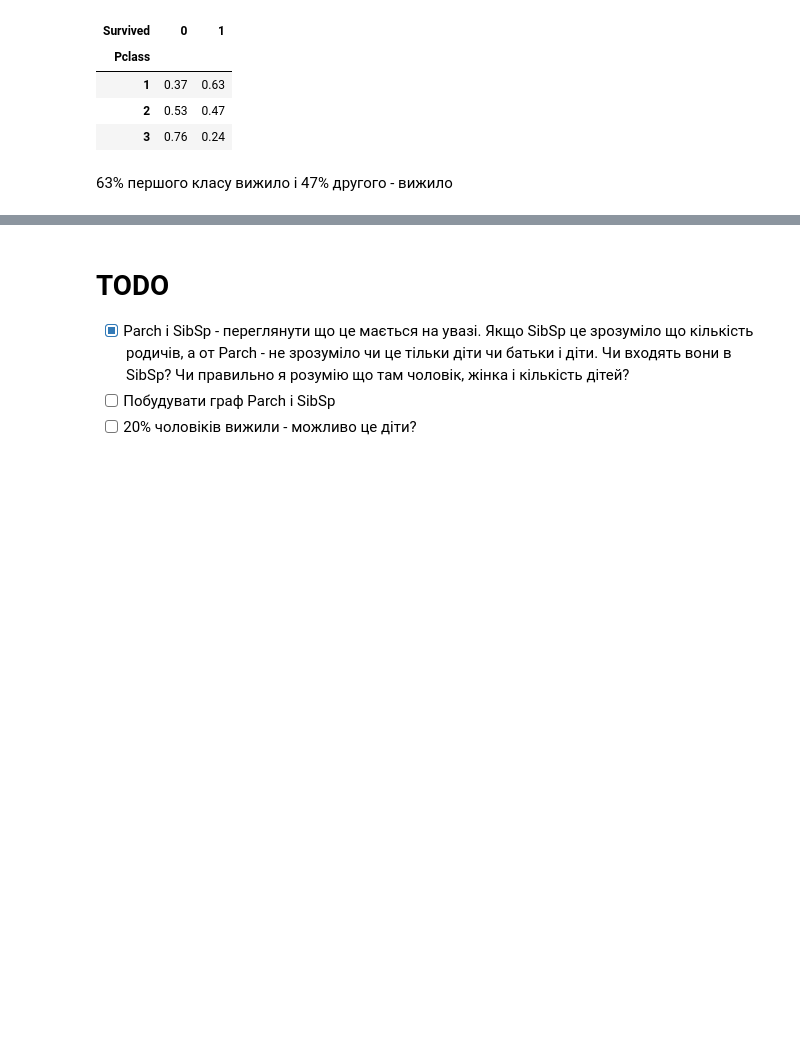
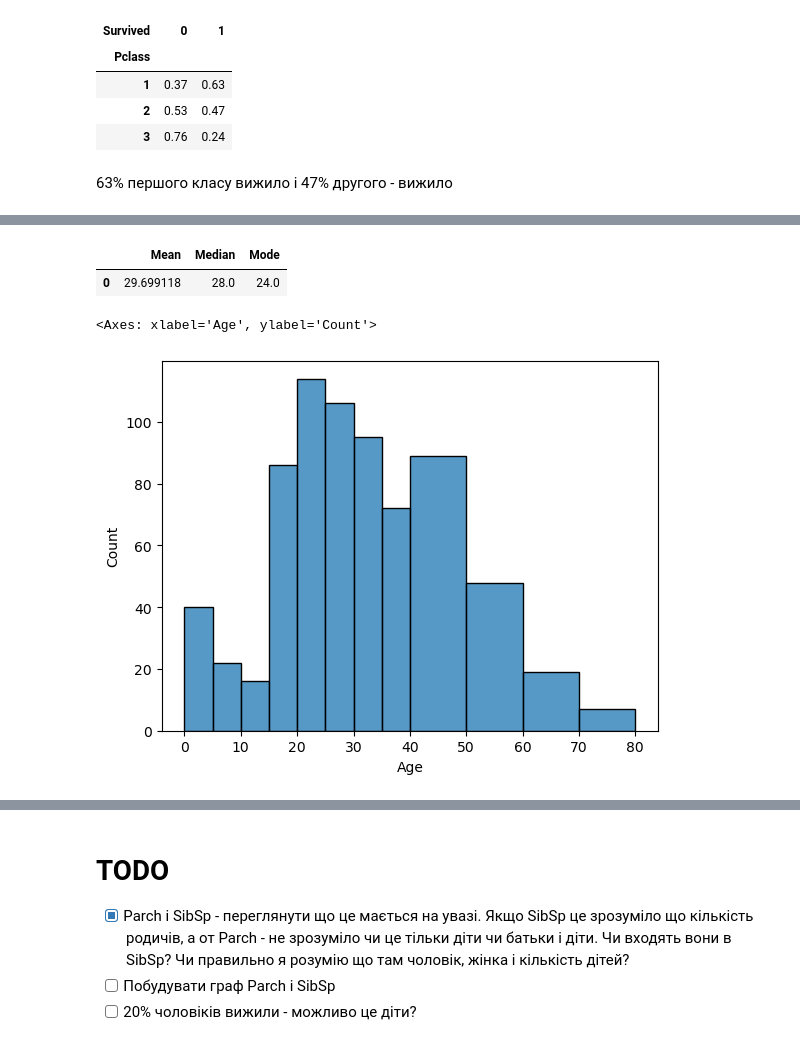
Before and after one commit to Hexxie/ML-Models-Learning, a Jupyter notebook: eda/Titanic.ipynb, the cells around one changed output, grey strips where cells are left out. Saved outputs shown, nothing was run; the diff lists cells and outputs as text; code cells hidden in the pictures; blank space fills up the shorter version.

Commit message:
Playing with mean, median and histograms

```diff
--- a/eda/Titanic.ipynb
+++ b/eda/Titanic.ipynb
@@ -280,0 +291,19 @@ pd.crosstab(df['Pclass'], df['Survived'], normalize='index').round(2)
+# %%
+age_df = pd.DataFrame(columns=['Mean', 'Median', 'Mode'])
+
+age_df
+
+age_df['Mean'] = [df["Age"].mean()]
+age_df['Median'] = [df["Age"].median()]
+age_df['Mode'] = [df["Age"].mode().iloc[0]]
+
+age_df
+# %% [output]
+|  | Mean | Median | Mode |
+| 0 | 29.699118 | 28.0 | 24.0 |
+# %%
+bins = [0, 5, 10, 15, 20, 25, 30, 35, 40, 50, 60, 70, 80]
+sns.histplot(data=df, x="Age", bins=bins)
+# %% [output]
+<Axes: xlabel='Age', ylabel='Count'>
+[figure, added]
```
Also changed, not shown: parts of 18 cells of this notebook.
